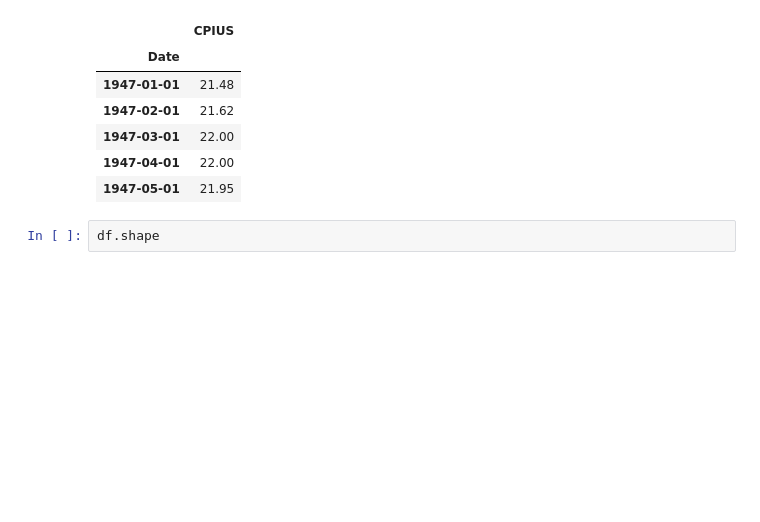
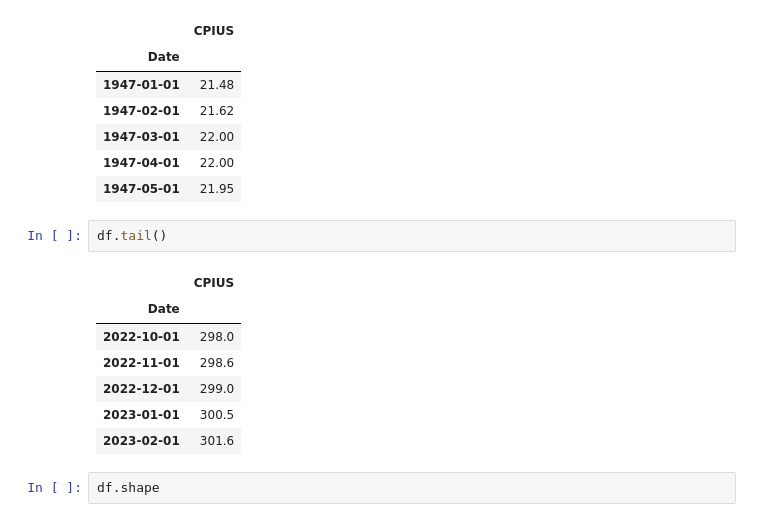
Before and after one commit to dfbustosus/Curso-Data-Engineering, a Jupyter notebook: Clase 13. Conexion APIs publicas.ipynb, the cells around one changed output. Saved outputs shown, nothing was run; the diff lists cells and outputs as text; blank space fills up the shorter version.

```diff
--- a/Clase 13. Conexion APIs publicas.ipynb
+++ b/Clase 13. Conexion APIs publicas.ipynb
@@ -23,6 +23,16 @@ df.head()
 | 1947-03-01 | 22.00 |
 | 1947-04-01 | 22.00 |
 | 1947-05-01 | 21.95 |
+# %%
+df.tail()
+# %% [output]
+|  | CPIUS |
+| Date |  |
+| 2022-10-01 | 298.0 |
+| 2022-11-01 | 298.6 |
+| 2022-12-01 | 299.0 |
+| 2023-01-01 | 300.5 |
+| 2023-02-01 | 301.6 |
 # %%
 df.shape
 # %% [output]
```
Also changed, not shown: parts of 5 cells of this notebook.
